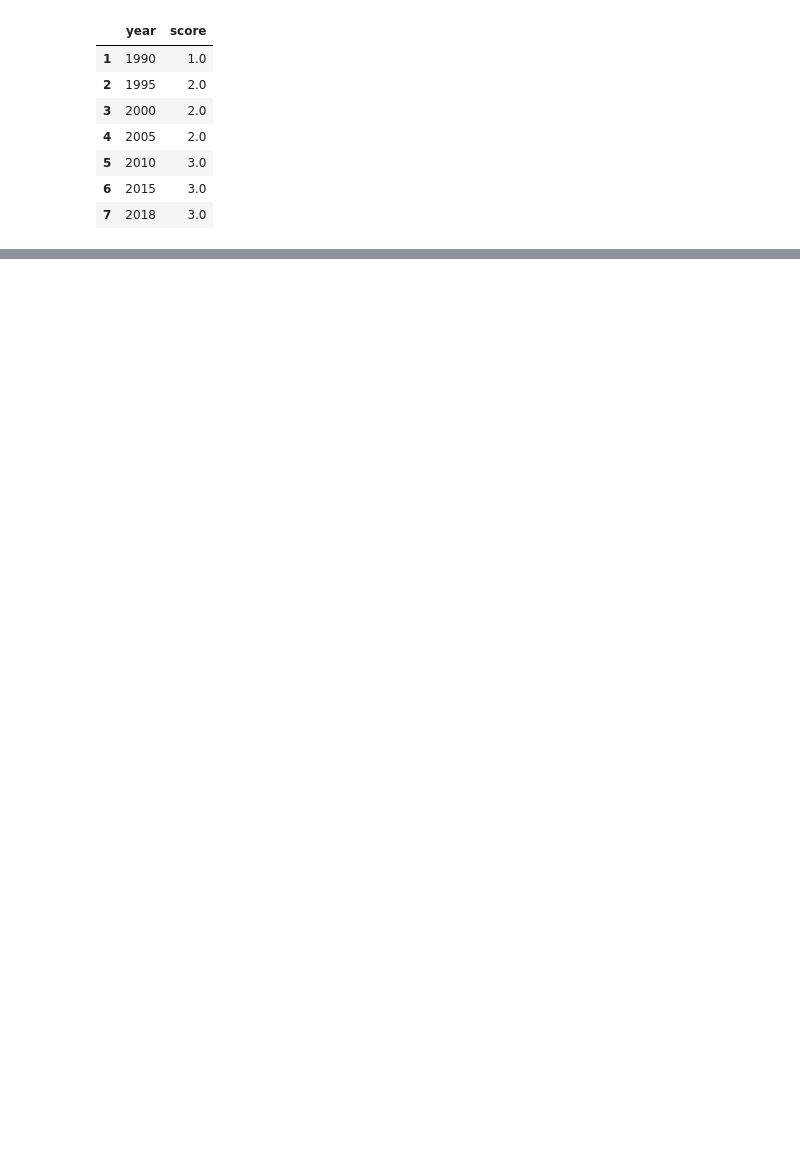
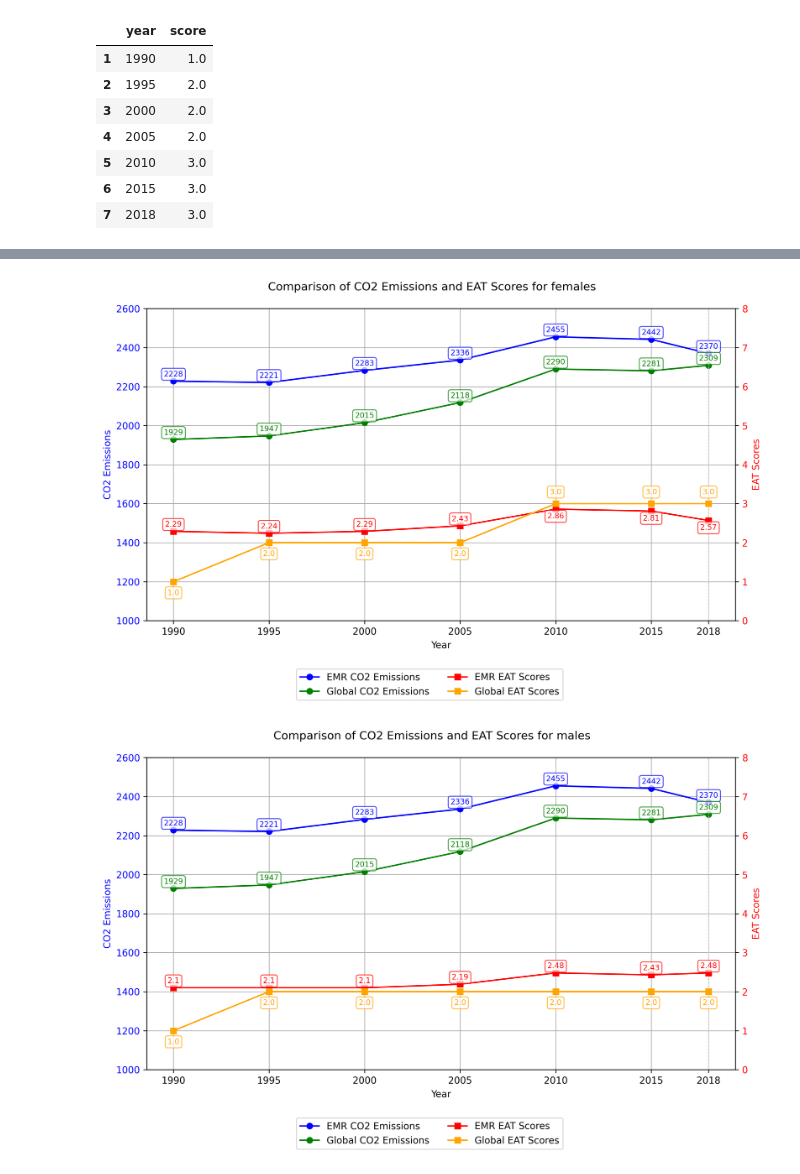
Before and after one commit to iMaatin/climate_change, a Jupyter notebook: vis.ipynb, the cells around one changed output, grey strips where cells are left out. Saved outputs shown, nothing was run; the diff lists cells and outputs as text; code cells hidden in the pictures; blank space fills up the shorter version.

Commit message:
added eat leancet plots

```diff
--- a/vis.ipynb
+++ b/vis.ipynb
@@ -215,0 +345,23 @@ eat_global
+# %%
+def eat_fix (df):
+    df = df.transpose().reset_index()
+    df.columns = ['year', 'score']
+    df.drop(0, inplace=True)
+    df['year'] = df['year'].astype(int)
+    df['score'] = df['score'].astype(float)
+    return df
+# %%
+em_eat_male = pd.read_csv(r'diet_calc\scores\eat\total_males.csv')
+gl_eat_male = pd.read_csv(r'diet_calc\scores\eat_global\total_males.csv')
+gl_eat_male = eat_fix(gl_eat_male)
+
+em_eat_female = pd.read_csv(r'diet_calc\scores\eat\total_females.csv')
+gl_eat_female = pd.read_csv(r'diet_calc\scores\eat_global\total_females.csv')
+gl_eat_female = eat_fix(gl_eat_female)
+
+# Generate the plots for females using eat_plots
+eat_plots(emr_co2, global_co2, em_eat_female, gl_eat_female, 'EAT', 'females')
+eat_plots(emr_co2, global_co2, em_eat_male, gl_eat_male, 'EAT', 'males')
+# %% [output]
+[figure, added]
+[figure, added]
```
Also changed, not shown: parts of 5 cells of this notebook, 6 other files.
